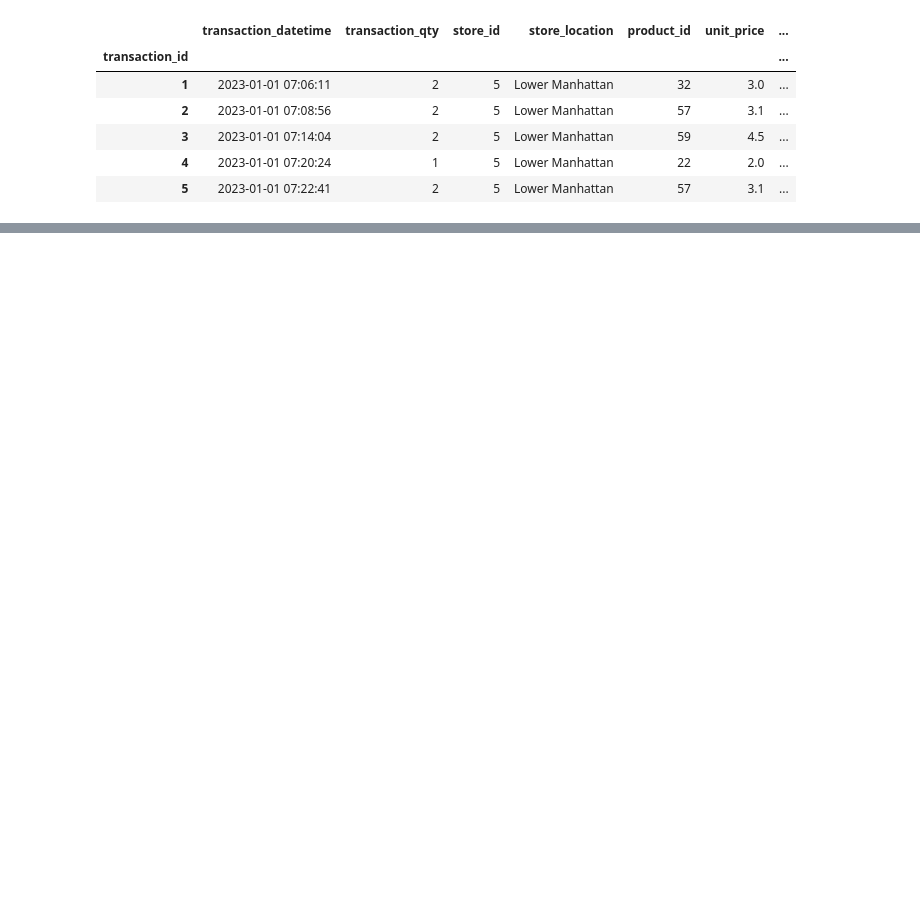
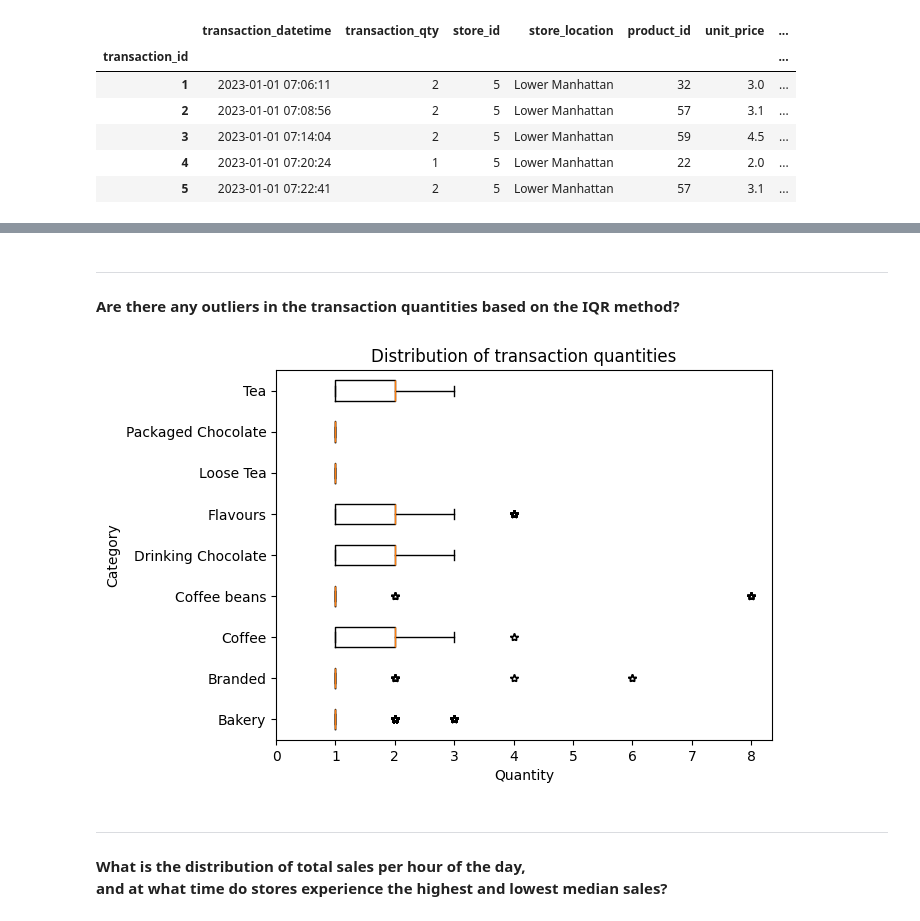
Before and after one commit to Michael-Kornilich/coffee_shop_analysis, a Jupyter notebook: script.ipynb, the cells around one changed output, grey strips where cells are left out. Cells and saved outputs as stored; diff of their text form; code cells hidden in the pictures; blank space fills up the shorter version.

```diff
--- a/script.ipynb
+++ b/script.ipynb
@@ -63,0 +105,22 @@ add
+# %% [markdown]
+---
+**Are there any outliers in the transaction quantities based on the IQR method?**
+# %%
+groups = records.groupby("product_category", observed=True, as_index=False)["transaction_qty"]
+data = {}
+
+for category, srs in groups:
+    data.update({category:srs.array})
+
+fig, ax = plt.subplots()
+ax.boxplot(data.values(), orientation="horizontal", tick_labels=data.keys(), sym="*")
+ax.set_title("Distribution of transaction quantities")
+ax.set_xlim(0)
+ax.set_xlabel("Quantity")
+ax.set_ylabel("Category");
+# %% [output]
+[figure, added]
+# %% [markdown]
+---
+**What is the distribution of total sales per hour of the day,\
+and at what time do stores experience the highest and lowest median sales?**
```
Also changed, not shown: parts of 10 cells of this notebook.
